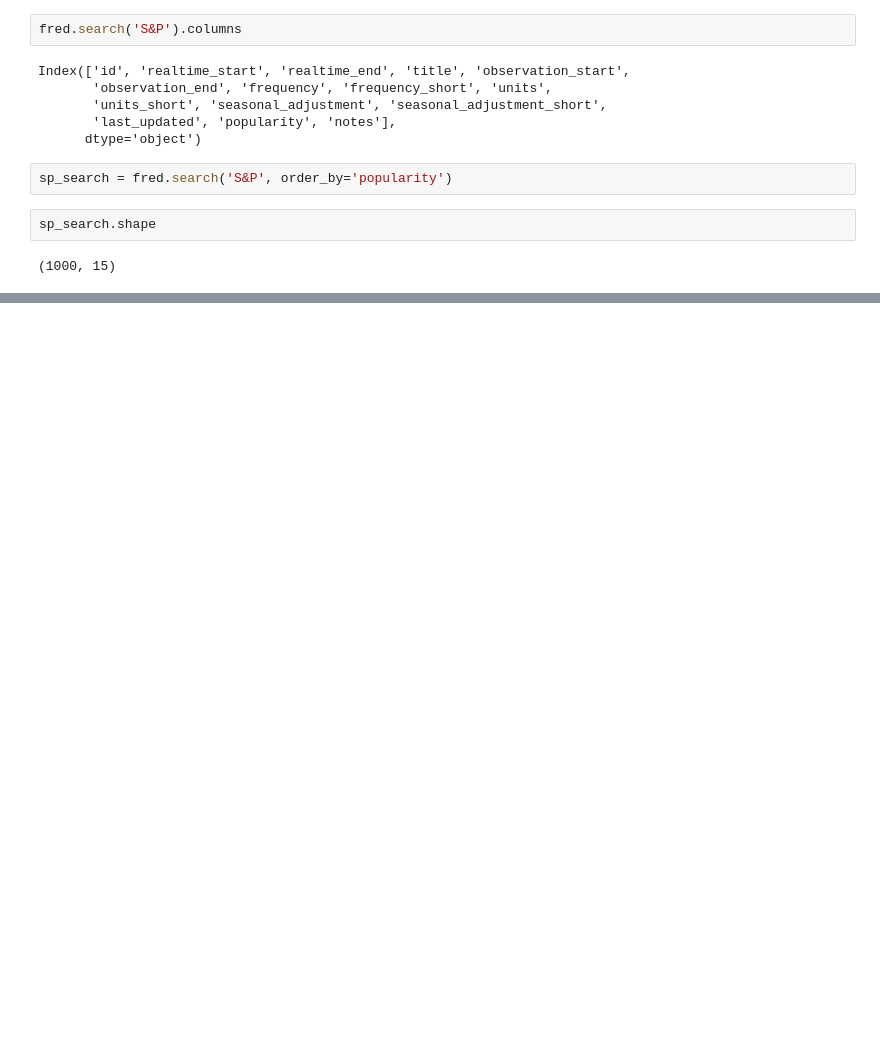
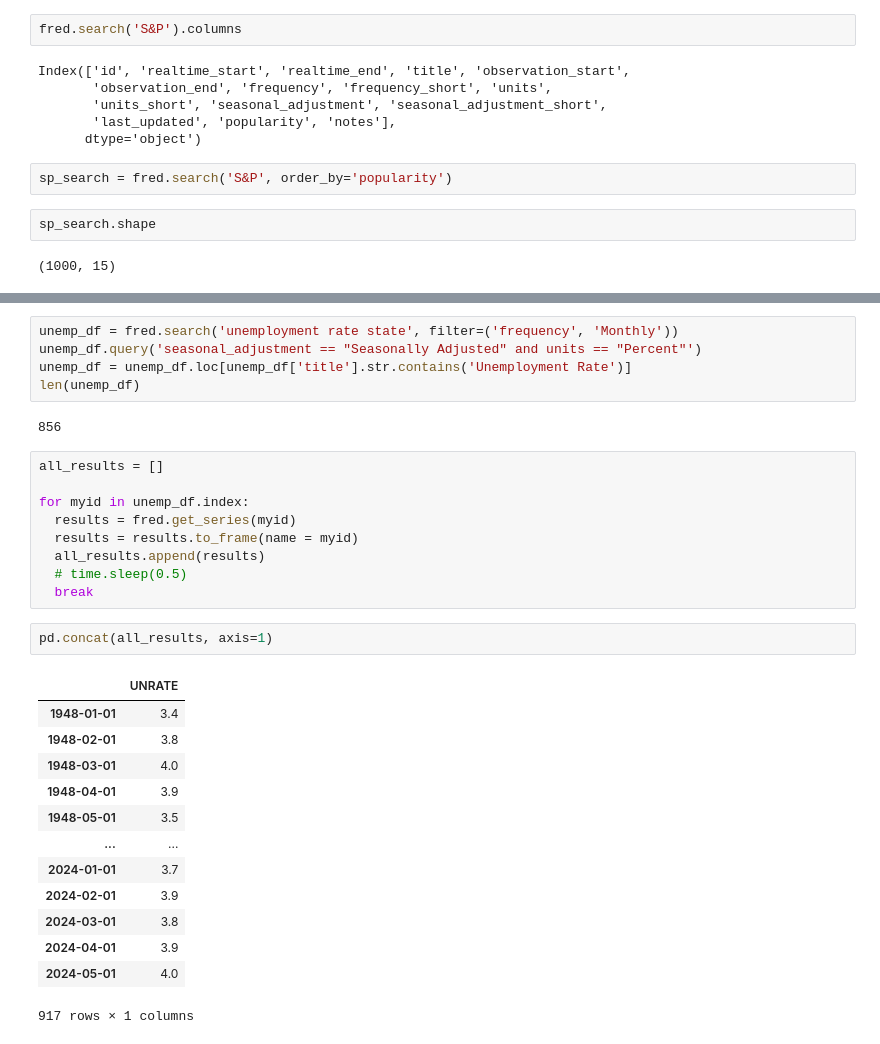
Before and after one commit to AndrewB01/economic_dataanalytics_project, a Jupyter notebook: economic_data_analysis_project.ipynb, the cells around one changed output, grey strips where cells are left out. Saved outputs shown, nothing was run; the diff lists cells and outputs as text; blank space fills up the shorter version.

```diff
--- a/economic_data_analysis_project.ipynb
+++ b/economic_data_analysis_project.ipynb
@@ -69,0 +116,32 @@ sp_search.head(5)
+# %%
+unemp_df = fred.search('unemployment rate state', filter=('frequency', 'Monthly'))
+unemp_df.query('seasonal_adjustment == "Seasonally Adjusted" and units == "Percent"')
+unemp_df = unemp_df.loc[unemp_df['title'].str.contains('Unemployment Rate')]
+len(unemp_df)
+# %% [output]
+856
+# %%
+all_results = []
+
+for myid in unemp_df.index:
+  results = fred.get_series(myid)
+  results = results.to_frame(name = myid)
+  all_results.append(results)
+  # time.sleep(0.5)
+  break
+# %%
+pd.concat(all_results, axis=1)
+# %% [output]
+|  | UNRATE |
+| 1948-01-01 | 3.4 |
+| 1948-02-01 | 3.8 |
+| 1948-03-01 | 4.0 |
+| 1948-04-01 | 3.9 |
+| 1948-05-01 | 3.5 |
+| ... | ... |
+| 2024-01-01 | 3.7 |
+| 2024-02-01 | 3.9 |
+| 2024-03-01 | 3.8 |
+| 2024-04-01 | 3.9 |
+| 2024-05-01 | 4.0 |
+917 rows × 1 columns
```
Also changed, not shown: parts of 11 cells of this notebook.
